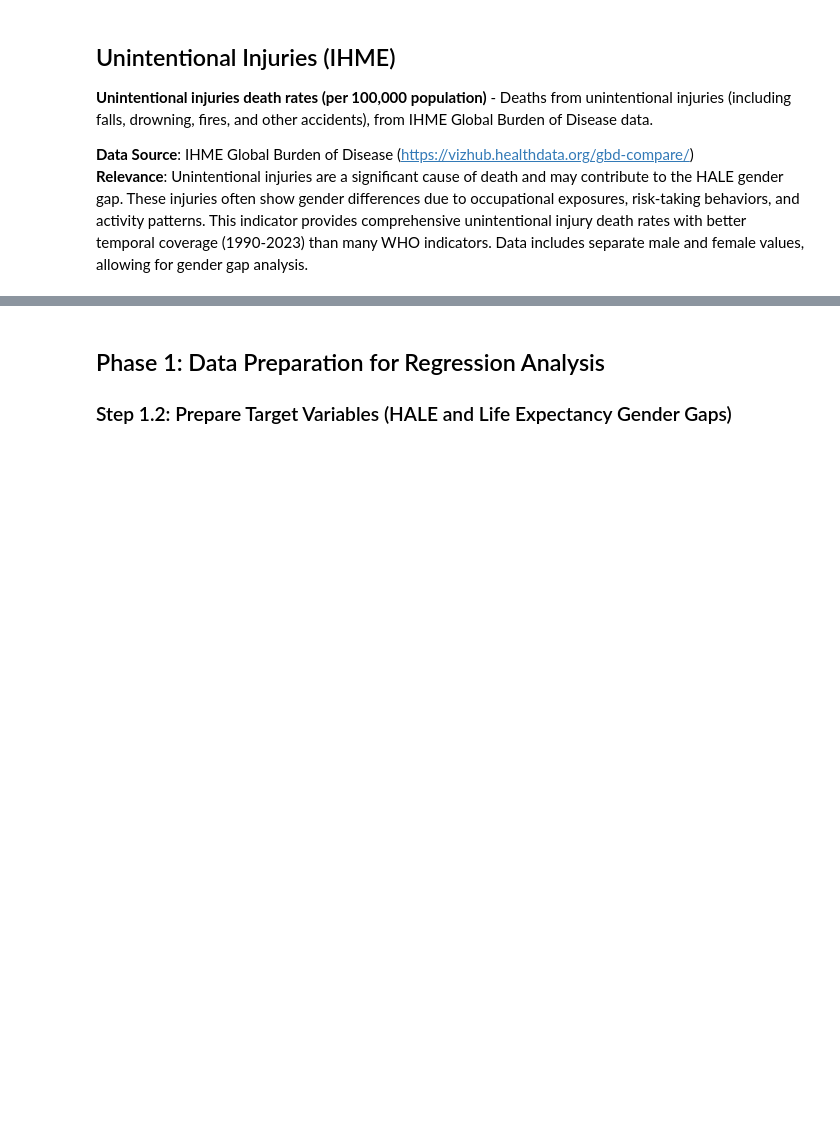
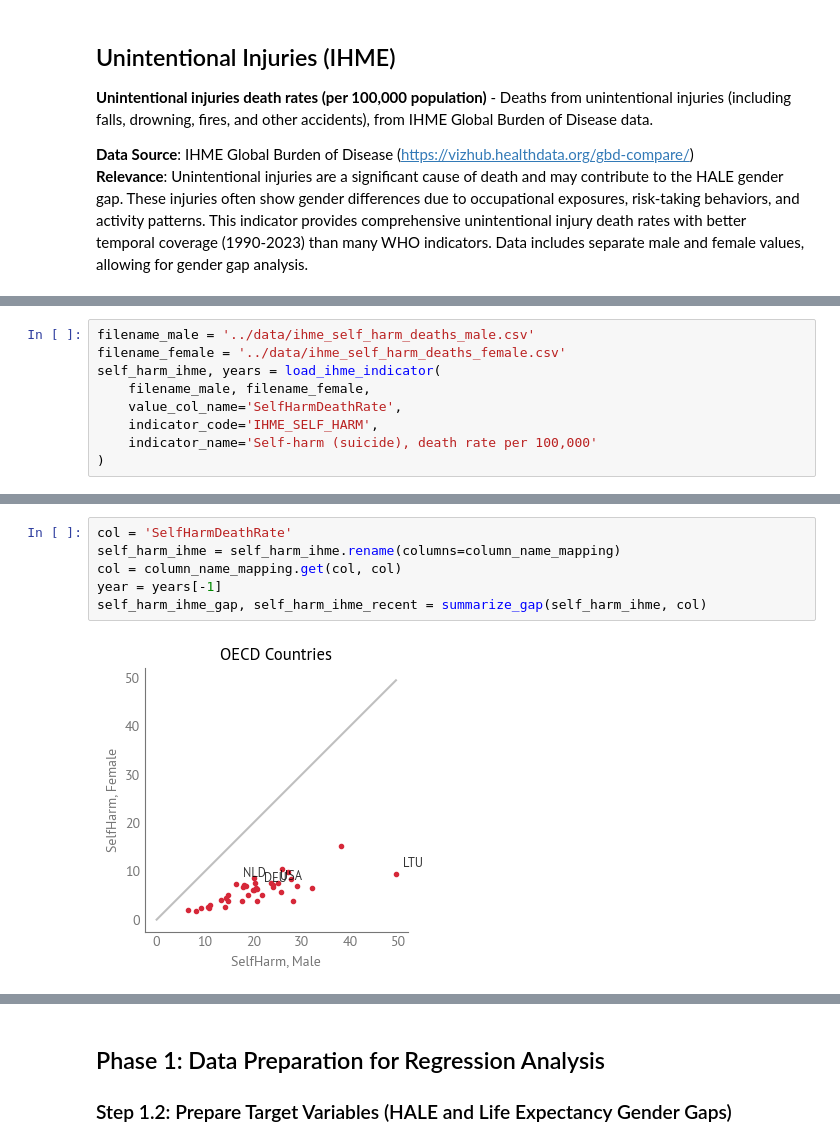
Before and after one commit to AllenDowney/EqualityWEF, a Jupyter notebook: HALE/eda.ipynb, the cells around one changed output, grey strips where cells are left out. Drawn from its saved outputs; the diff is of its cells as text; blank space fills up the shorter version.

```diff
--- a/HALE/eda.ipynb
+++ b/HALE/eda.ipynb
@@ -902,0 +1455,9 @@ plot_distributions(unintentional_injuries_ihme_recent)
+# %%
+filename_male = '../data/ihme_self_harm_deaths_male.csv'
+filename_female = '../data/ihme_self_harm_deaths_female.csv'
+self_harm_ihme, years = load_ihme_indicator(
+    filename_male, filename_female,
+    value_col_name='SelfHarmDeathRate',
+    indicator_code='IHME_SELF_HARM',
+    indicator_name='Self-harm (suicide), death rate per 100,000'
+)
@@ -902,0 +1478,8 @@ plot_distributions(unintentional_injuries_ihme_recent)
+# %%
+col = 'SelfHarmDeathRate'
+self_harm_ihme = self_harm_ihme.rename(columns=column_name_mapping)
+col = column_name_mapping.get(col, col)
+year = years[-1]
+self_harm_ihme_gap, self_harm_ihme_recent = summarize_gap(self_harm_ihme, col)
+# %% [output]
+[figure, added]
```
Also changed, not shown: parts of 104 cells of this notebook, 5 other files.
